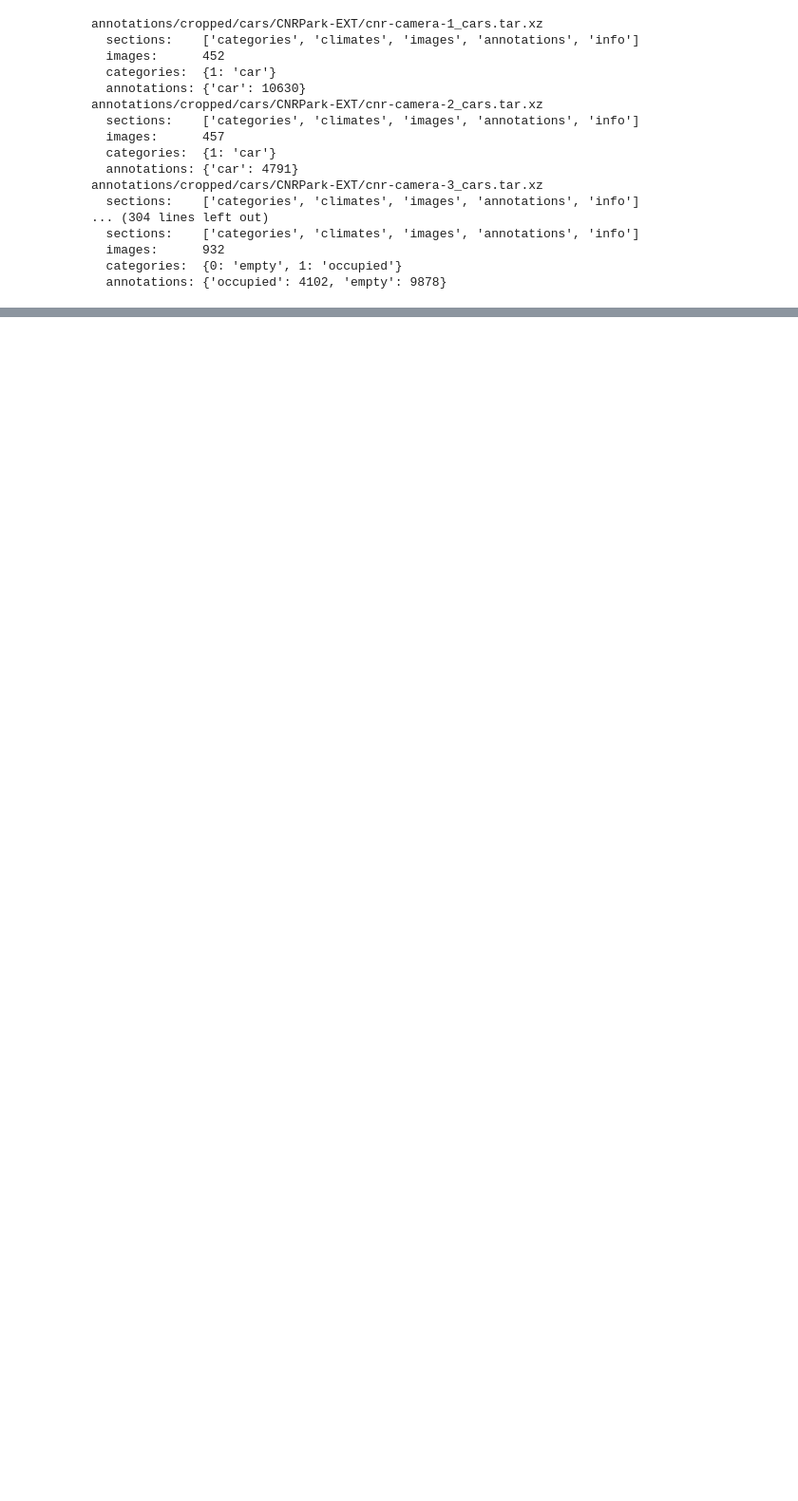
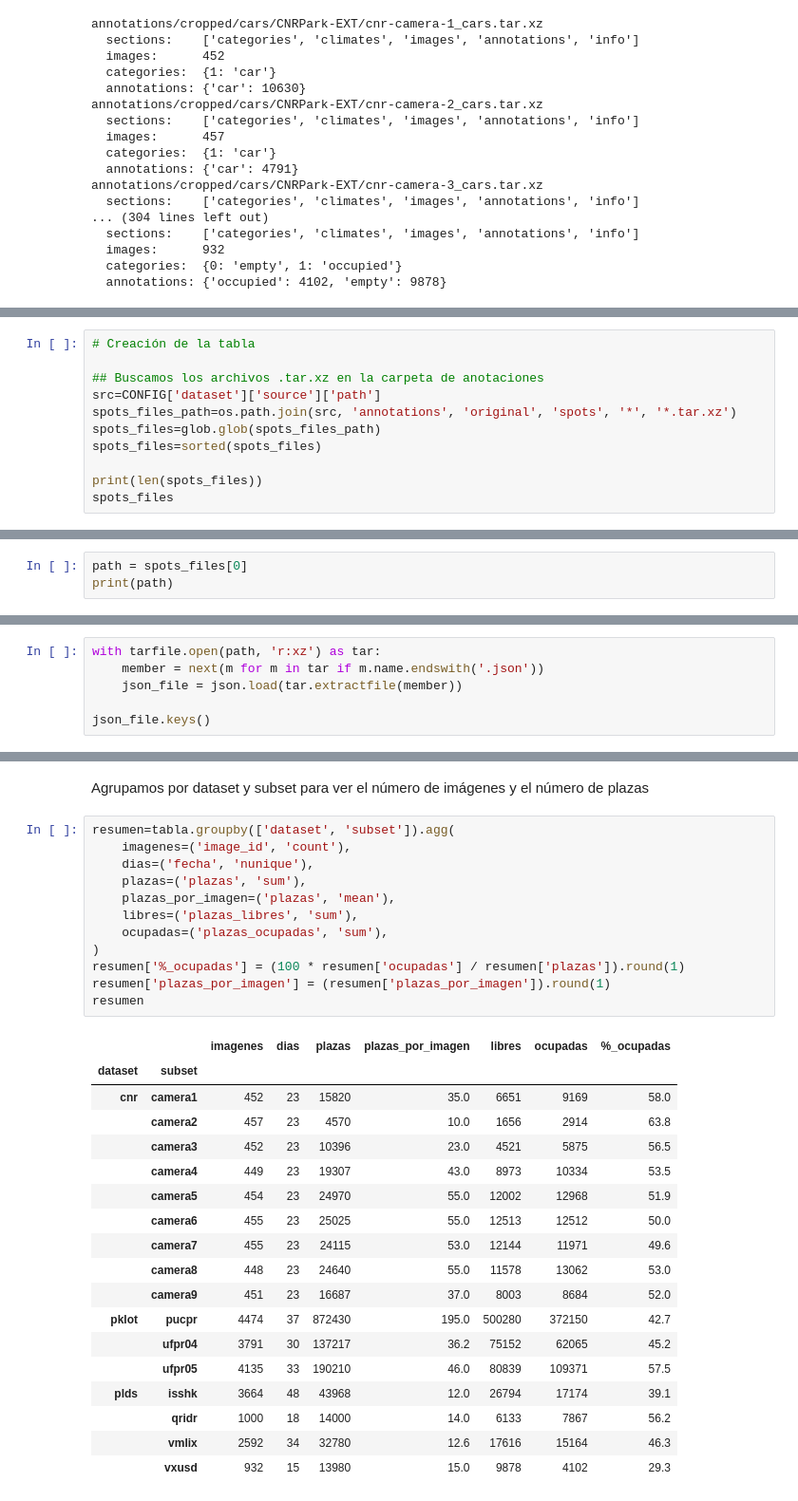
Before and after one commit to StafLoker/pic-proyecto, a Jupyter notebook: notebooks/PIC_Proyecto_Dataset_Mini.ipynb, the cells around one changed output, grey strips where cells are left out. Shown at 95% size. Cells and saved outputs as stored; diff of their text form; blank space fills up the shorter version.

Commit message:
Paso 1: Crear tabla con las imágenes a partir de original/spots

```diff
--- a/notebooks/PIC_Proyecto_Dataset_Mini.ipynb
+++ b/notebooks/PIC_Proyecto_Dataset_Mini.ipynb
@@ -361,0 +386,11 @@ annotations/cropped/cars/CNRPark-EXT/cnr-camera-3_cars.tar.xz
+# %%
+# Creación de la tabla
+
+## Buscamos los archivos .tar.xz en la carpeta de anotaciones
+src=CONFIG['dataset']['source']['path']
+spots_files_path=os.path.join(src, 'annotations', 'original', 'spots', '*', '*.tar.xz')
+spots_files=glob.glob(spots_files_path)
+spots_files=sorted(spots_files)
+
+print(len(spots_files))
+spots_files
@@ -361,0 +419,3 @@ annotations/cropped/cars/CNRPark-EXT/cnr-camera-3_cars.tar.xz
+# %%
+path = spots_files[0]
+print(path)
@@ -361,0 +424,6 @@ annotations/cropped/cars/CNRPark-EXT/cnr-camera-3_cars.tar.xz
+# %%
+with tarfile.open(path, 'r:xz') as tar:
+    member = next(m for m in tar if m.name.endswith('.json'))
+    json_file = json.load(tar.extractfile(member))
+
+json_file.keys()
@@ -361,0 +545,33 @@ annotations/cropped/cars/CNRPark-EXT/cnr-camera-3_cars.tar.xz
+# %% [markdown]
+Agrupamos por dataset y subset para ver el número de imágenes y el número de plazas
+# %%
+resumen=tabla.groupby(['dataset', 'subset']).agg(
+    imagenes=('image_id', 'count'),
+    dias=('fecha', 'nunique'),
+    plazas=('plazas', 'sum'),
+    plazas_por_imagen=('plazas', 'mean'),
+    libres=('plazas_libres', 'sum'),
+    ocupadas=('plazas_ocupadas', 'sum'),
+)
+resumen['%_ocupadas'] = (100 * resumen['ocupadas'] / resumen['plazas']).round(1)
+resumen['plazas_por_imagen'] = (resumen['plazas_por_imagen']).round(1)
+resumen
+# %% [output]
+|  |  | imagenes | dias | plazas | plazas_por_imagen | libres | ocupadas | %_ocupadas |
+| dataset | subset |  |  |  |  |  |  |  |
+| cnr | camera1 | 452 | 23 | 15820 | 35.0 | 6651 | 9169 | 58.0 |
+|  | camera2 | 457 | 23 | 4570 | 10.0 | 1656 | 2914 | 63.8 |
+|  | camera3 | 452 | 23 | 10396 | 23.0 | 4521 | 5875 | 56.5 |
+|  | camera4 | 449 | 23 | 19307 | 43.0 | 8973 | 10334 | 53.5 |
+|  | camera5 | 454 | 23 | 24970 | 55.0 | 12002 | 12968 | 51.9 |
+|  | camera6 | 455 | 23 | 25025 | 55.0 | 12513 | 12512 | 50.0 |
+|  | camera7 | 455 | 23 | 24115 | 53.0 | 12144 | 11971 | 49.6 |
+|  | camera8 | 448 | 23 | 24640 | 55.0 | 11578 | 13062 | 53.0 |
+|  | camera9 | 451 | 23 | 16687 | 37.0 | 8003 | 8684 | 52.0 |
+| pklot | pucpr | 4474 | 37 | 872430 | 195.0 | 500280 | 372150 | 42.7 |
+|  | ufpr04 | 3791 | 30 | 137217 | 36.2 | 75152 | 62065 | 45.2 |
+|  | ufpr05 | 4135 | 33 | 190210 | 46.0 | 80839 | 109371 | 57.5 |
+| plds | isshk | 3664 | 48 | 43968 | 12.0 | 26794 | 17174 | 39.1 |
+|  | qridr | 1000 | 18 | 14000 | 14.0 | 6133 | 7867 | 56.2 |
+|  | vmlix | 2592 | 34 | 32780 | 12.6 | 17616 | 15164 | 46.3 |
+|  | vxusd | 932 | 15 | 13980 | 15.0 | 9878 | 4102 | 29.3 |
```
Also changed, not shown: parts of 14 cells of this notebook.
